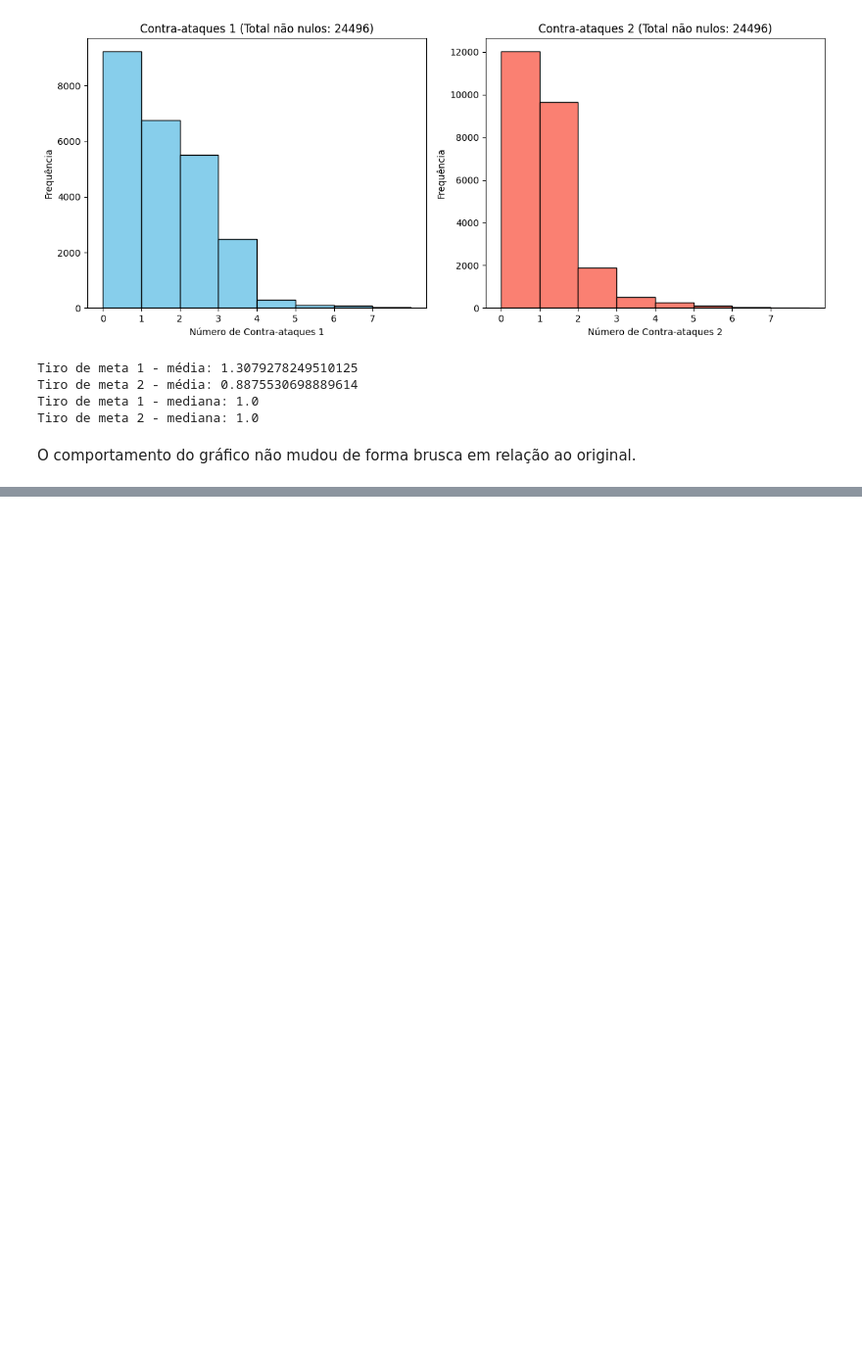
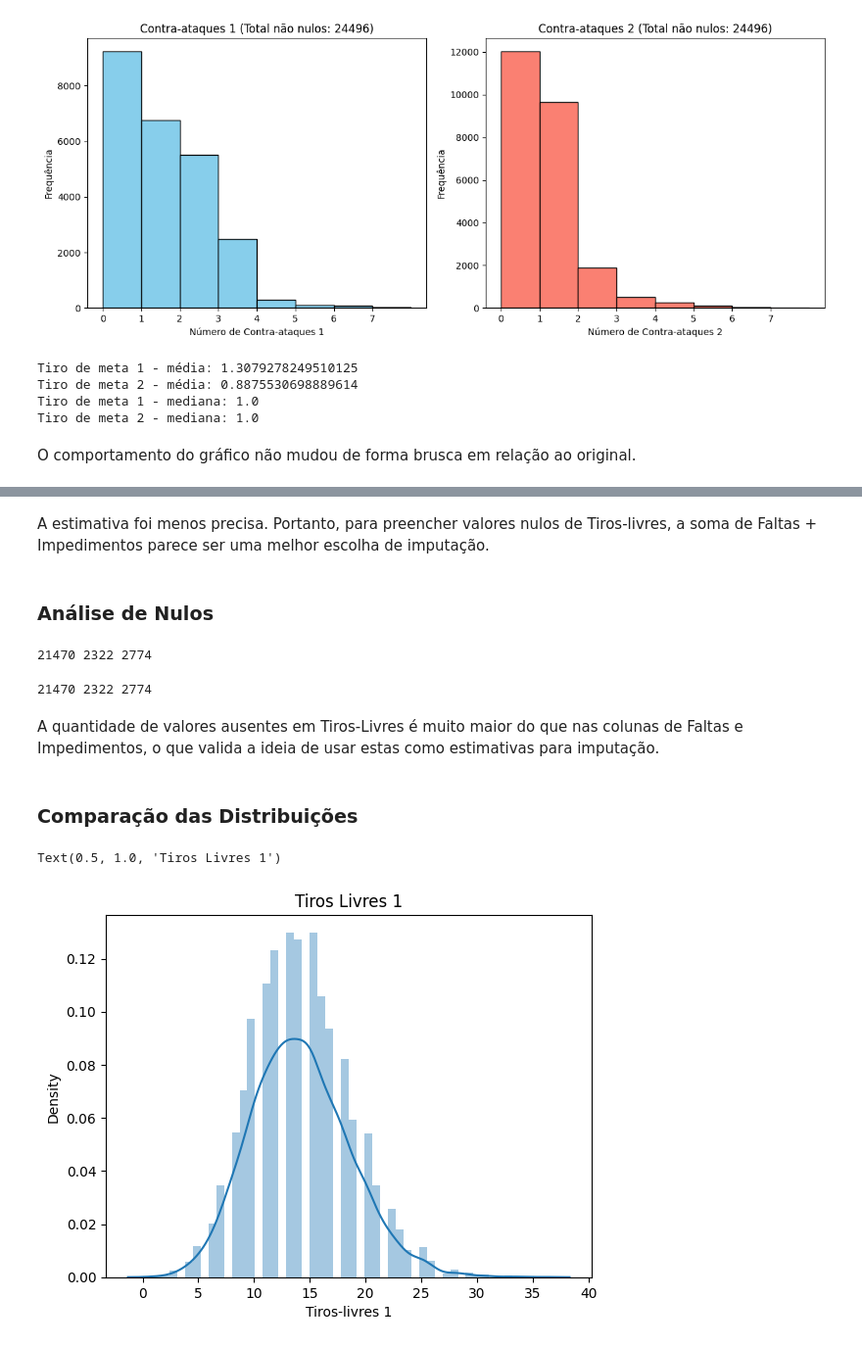
Before and after one commit to UFRJ-Analytica/PS-2025.1, a Jupyter notebook: Progresso/#XRay_final2.ipynb, the cells around one changed output, grey strips where cells are left out. Shown at 98% size. Saved outputs shown, nothing was run; the diff lists cells and outputs as text; code cells hidden in the pictures; blank space fills up the shorter version.

```diff
--- a/Progresso/#XRay_final2.ipynb
+++ b/Progresso/#XRay_final2.ipynb
@@ -809,0 +885,25 @@ O comportamento do gráfico não mudou de forma brusca em relação ao original.
+# %% [markdown]
+A estimativa foi menos precisa. Portanto, para preencher valores nulos de Tiros-livres, a soma de Faltas + Impedimentos parece ser uma melhor escolha de imputação.
+# %% [markdown]
+### Análise de Nulos
+# %%
+print(df['Tiros-livres 1'].isnull().sum(),
+df['Faltas 2'].isnull().sum(),
+df['Impedimentos 2'].isnull().sum())
+# %% [output]
+21470 2322 2774
+# %%
+print(df['Tiros-livres 2'].isnull().sum(),
+df['Faltas 1'].isnull().sum(),
+df['Impedimentos 1'].isnull().sum())
+# %% [output]
+21470 2322 2774
+# %% [markdown]
+A quantidade de valores ausentes em Tiros-Livres é muito maior do que nas colunas de Faltas e Impedimentos, o que valida a ideia de usar estas como estimativas para imputação.
+# %% [markdown]
+### Comparação das Distribuições
+# %%
+sns.distplot(df['Tiros-livres 1']).set_title('Tiros Livres 1')
+# %% [output]
+Text(0.5, 1.0, 'Tiros Livres 1')
+[figure, added]
```
Also changed, not shown: parts of 76 cells of this notebook.
